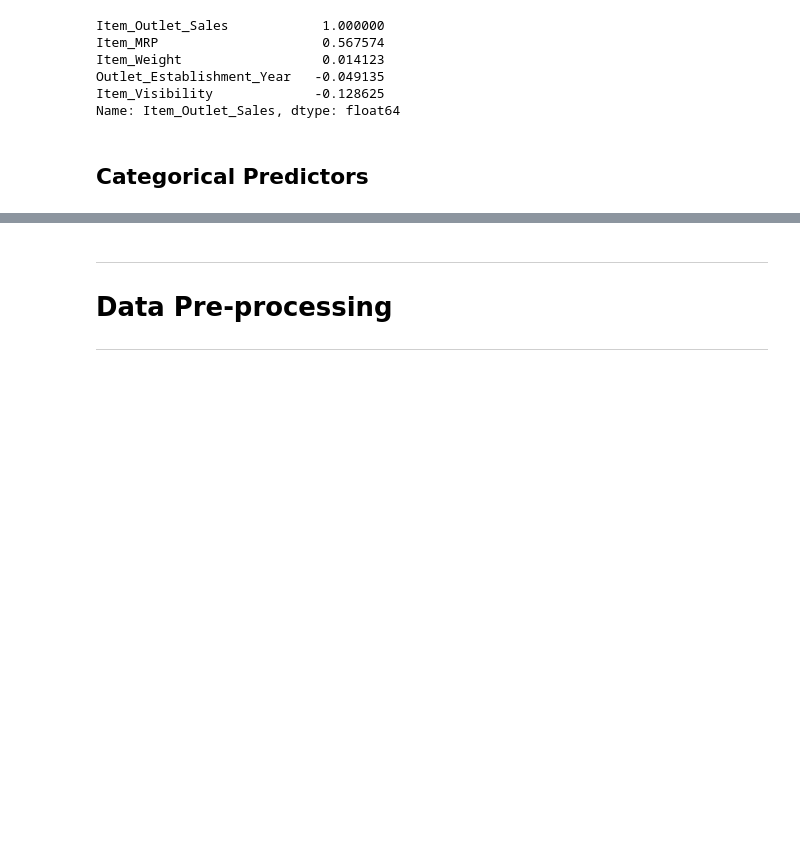
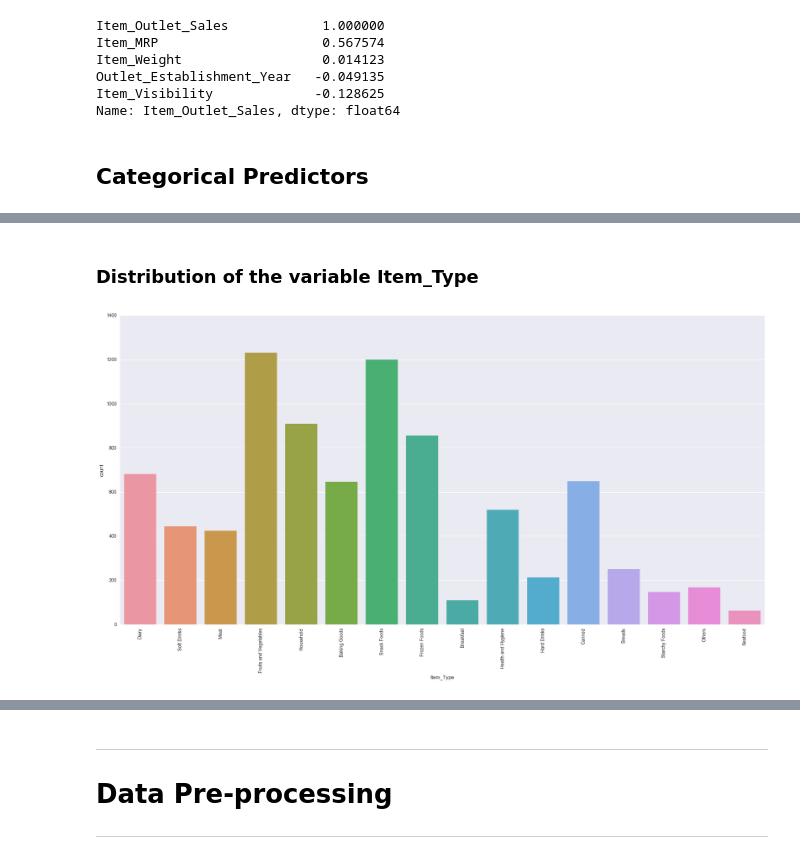
Before and after one commit to Meigarom/Big-Mart-Sales, a Jupyter notebook: Big_Mart_Sales_EDA.ipynb, the cells around one changed output, grey strips where cells are left out. Drawn from its saved outputs; the diff is of its cells as text; code cells hidden in the pictures; blank space fills up the shorter version.

```diff
--- a/Big_Mart_Sales_EDA.ipynb
+++ b/Big_Mart_Sales_EDA.ipynb
@@ -116 +104,8 @@ sns.countplot( df['Item_Fat_Content'] )
 [figure]
+# %% [markdown]
+### Distribution of the variable Item_Type
+# %%
+sns.countplot( df['Item_Type'] )
+plt.xticks( rotation=90 );
+# %% [output]
+[figure, added]
```
Also changed, not shown: parts of 25 cells of this notebook.
